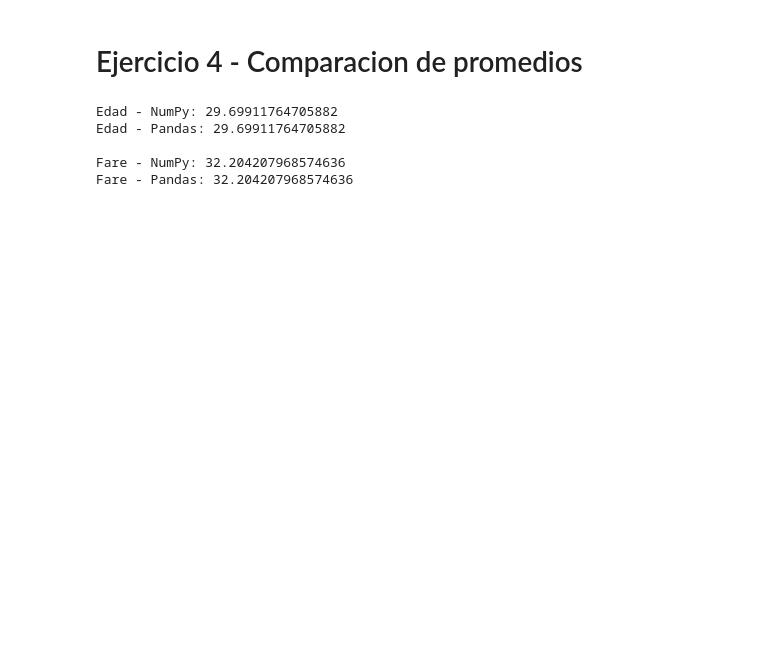
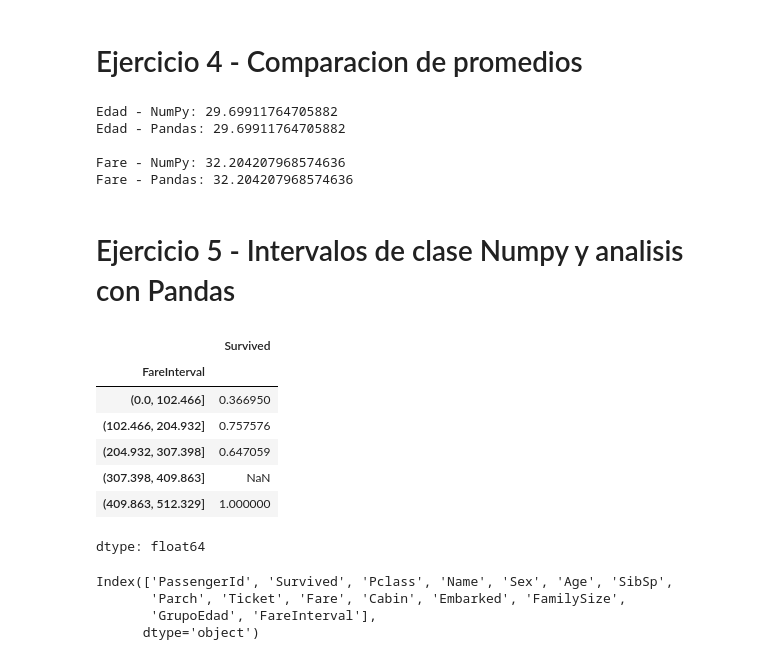
Before and after one commit to edgaryoungpilo-web/colab-files, a Jupyter notebook: Ejercicio_6_266659.ipynb, the cells around one changed output. Drawn from its saved outputs; the diff is of its cells as text; code cells hidden in the pictures; blank space fills up the shorter version.

```diff
--- a/Ejercicio_6_266659.ipynb
+++ b/Ejercicio_6_266659.ipynb
@@ -114,3 +119,37 @@ Edad - Pandas: 29.69911764705882
 
 Fare - NumPy: 32.204207968574636
 Fare - Pandas: 32.204207968574636
+# %% [markdown]
+# Ejercicio 5 - Intervalos de clase Numpy y analisis con Pandas
+# %%
+# Crear intervalos equidistantes con Numpy
+intervalos_fare = np.linspace(df['Fare'].min(), df['Fare'].max(), 6)
+
+
+# Asiganr intervalo a cada pasajero
+df['FareInterval'] = pd.cut(df['Fare'], bins=intervalos_fare)
+
+
+# Numero de pasajeros por intervalo
+conteo_intervalos = df['FareInterval'].value_counts().sort_index()
+conteo_intervalos
+
+# Porpocion de supervivientes por intervalo
+supervivencia_por_intervalo = df.groupby('FareInterval')['Survived'].mean()
+supervivencia_por_intervalo
+# %% [output]
+|  | Survived |
+| FareInterval |  |
+| (0.0, 102.466] | 0.366950 |
+| (102.466, 204.932] | 0.757576 |
+| (204.932, 307.398] | 0.647059 |
+| (307.398, 409.863] | NaN |
+| (409.863, 512.329] | 1.000000 |
+dtype: float64
+# %%
+df.columns
+# %% [output]
+Index(['PassengerId', 'Survived', 'Pclass', 'Name', 'Sex', 'Age', 'SibSp',
+       'Parch', 'Ticket', 'Fare', 'Cabin', 'Embarked', 'FamilySize',
+       'GrupoEdad', 'FareInterval'],
+      dtype='object')
```
Also changed, not shown: parts of 2 cells of this notebook.
